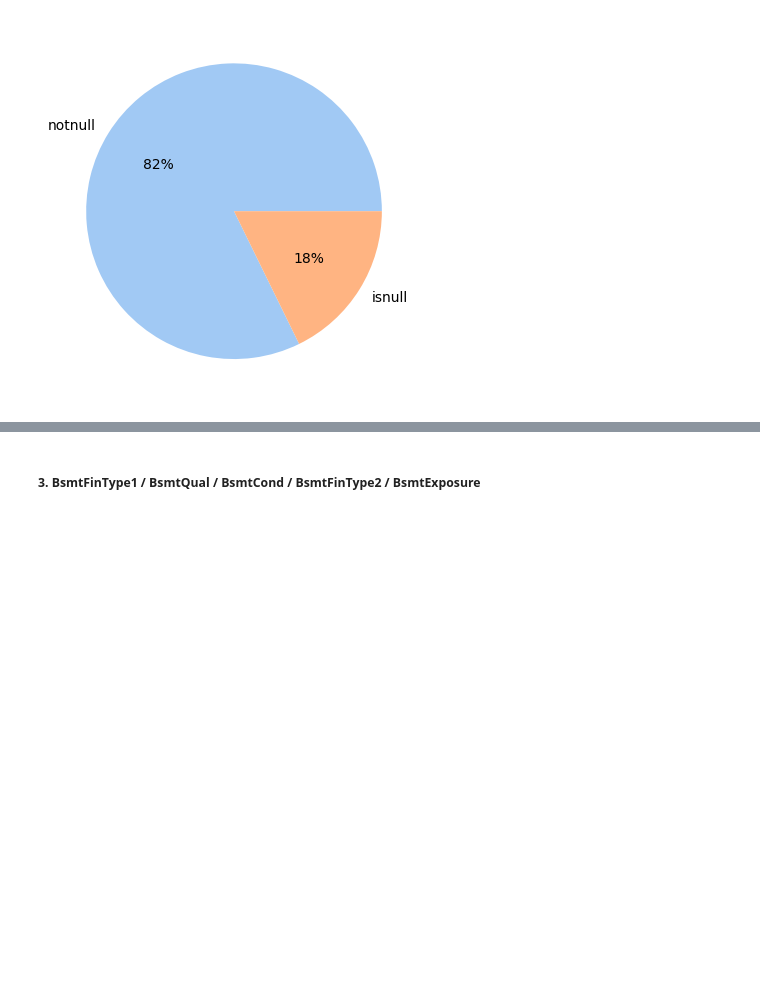
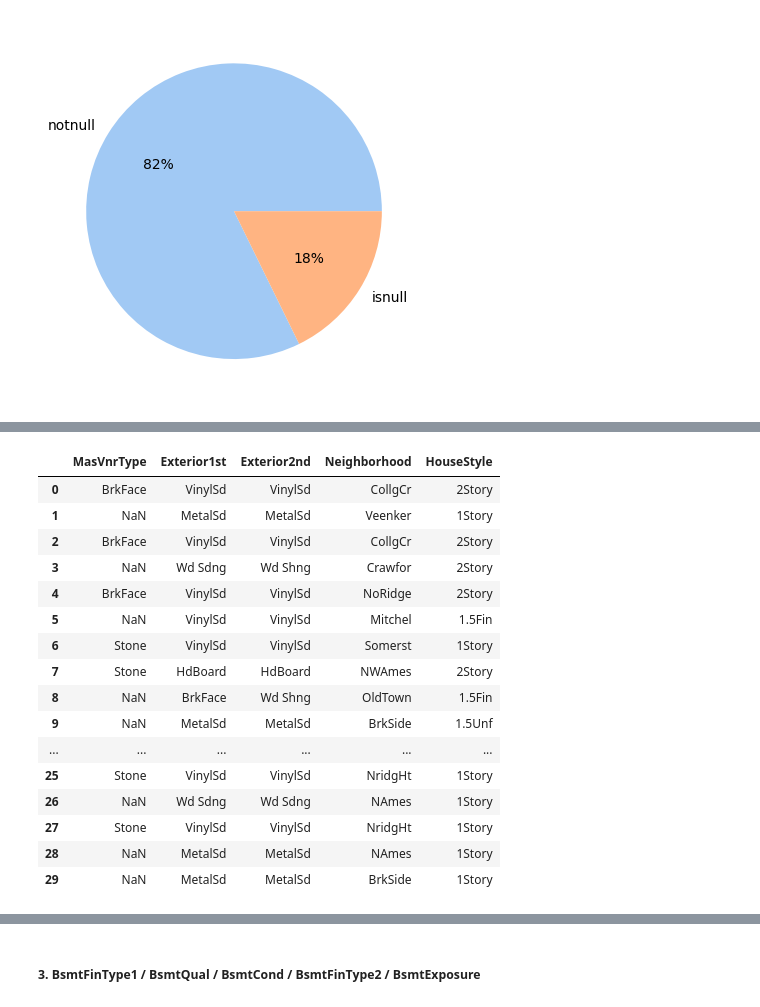
Before and after one commit to WasabiRamen/kaggle-study-house-prices, a Jupyter notebook: house_price.ipynb, the cells around one changed output, grey strips where cells are left out. Cells and saved outputs as stored; diff of their text form; code cells hidden in the pictures; blank space fills up the shorter version.

```diff
--- a/house_price.ipynb
+++ b/house_price.ipynb
@@ -117,14 +137,14 @@ plt.show()
 # %%
-train['PoolQC'] = train['PoolQC'].fillna('NA')
-train['MiscFeature'] = train['MiscFeature'].fillna('NA')
-train['Alley'] = train['Alley'].fillna('NA')
-train['Fence'] = train['Fence'].fillna('NA')
-train['FireplaceQu'] = train['FireplaceQu'].fillna('NA')
-train['GarageCond'] = train['GarageCond'].fillna('NA')
-train['GarageType'] = train['GarageType'].fillna('NA')
-train['GarageFinish'] = train['GarageFinish'].fillna('NA')
-train['GarageYrBlt'] = train['GarageYrBlt'].fillna('NA')
-train['GarageQual'] = train['GarageQual'].fillna('NA')
+train['PoolQC'] = train['PoolQC'].fillna(value= 'None')  # 실제로 수영장이 없음
+train['MiscFeature'] = train['MiscFeature'].fillna('None')  # 실제로 특이사항이 없음
+train['Alley'] = train['Alley'].fillna('None')
+train['Fence'] = train['Fence'].fillna('None')
+train['FireplaceQu'] = train['FireplaceQu'].fillna('None')
+train['GarageCond'] = train['GarageCond'].fillna('None')  # 주차장이 실제로 존재하지 않음.
+train['GarageType'] = train['GarageType'].fillna('None')
+train['GarageFinish'] = train['GarageFinish'].fillna('None')
+train['GarageYrBlt'] = train['GarageYrBlt'].fillna('None')
+train['GarageQual'] = train['GarageQual'].fillna('None')
 # %% [markdown]
 #### **실제로 존재하거나, 애매한 것**
 
@@ -181 +184,4 @@ train[['1stFlrSF', 'LotFrontage']].head(100)
+# %%
+train["LotFrontage"] = train.groupby(["Neighborhood", "OverallQual"])["LotFrontage"].transform(lambda x: x.fillna(x.median()))
+train["LotFrontage"] = train.groupby(["Neighborhood"])["LotFrontage"].transform(lambda x: x.fillna(x.median()))
 # %% [markdown]
@@ -182,0 +219,22 @@ train[['1stFlrSF', 'LotFrontage']].head(100)
+# %%
+train['MasVnrArea'] = train['MasVnrArea'].fillna('None')  #바로 None으로 채워넣어버림
+# %%
+train[['MasVnrType', 'Exterior1st', 'Exterior2nd', 'Neighborhood', 'HouseStyle']].head(30)
+# %% [output]
+|  | MasVnrType | Exterior1st | Exterior2nd | Neighborhood | HouseStyle |
+| 0 | BrkFace | VinylSd | VinylSd | CollgCr | 2Story |
+| 1 | NaN | MetalSd | MetalSd | Veenker | 1Story |
+| 2 | BrkFace | VinylSd | VinylSd | CollgCr | 2Story |
+| 3 | NaN | Wd Sdng | Wd Shng | Crawfor | 2Story |
+| 4 | BrkFace | VinylSd | VinylSd | NoRidge | 2Story |
+| 5 | NaN | VinylSd | VinylSd | Mitchel | 1.5Fin |
+| 6 | Stone | VinylSd | VinylSd | Somerst | 1Story |
+| 7 | Stone | HdBoard | HdBoard | NWAmes | 2Story |
+| 8 | NaN | BrkFace | Wd Shng | OldTown | 1.5Fin |
+| 9 | NaN | MetalSd | MetalSd | BrkSide | 1.5Unf |
+| ... | ... | ... | ... | ... | ... |
+| 25 | Stone | VinylSd | VinylSd | NridgHt | 1Story |
+| 26 | NaN | Wd Sdng | Wd Sdng | NAmes | 1Story |
+| 27 | Stone | VinylSd | VinylSd | NridgHt | 1Story |
+| 28 | NaN | MetalSd | MetalSd | NAmes | 1Story |
+| 29 | NaN | MetalSd | MetalSd | BrkSide | 1Story |
```
Also changed, not shown: parts of 28 cells of this notebook.
